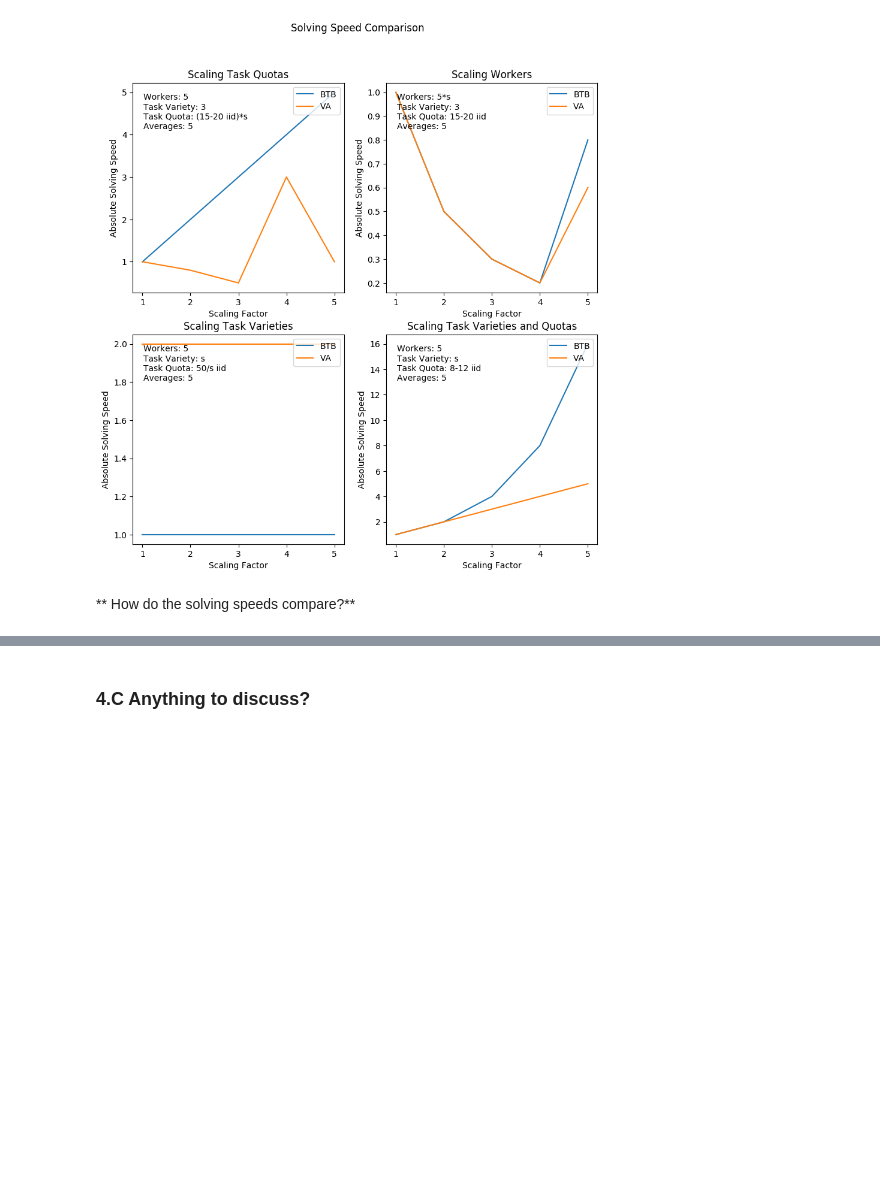
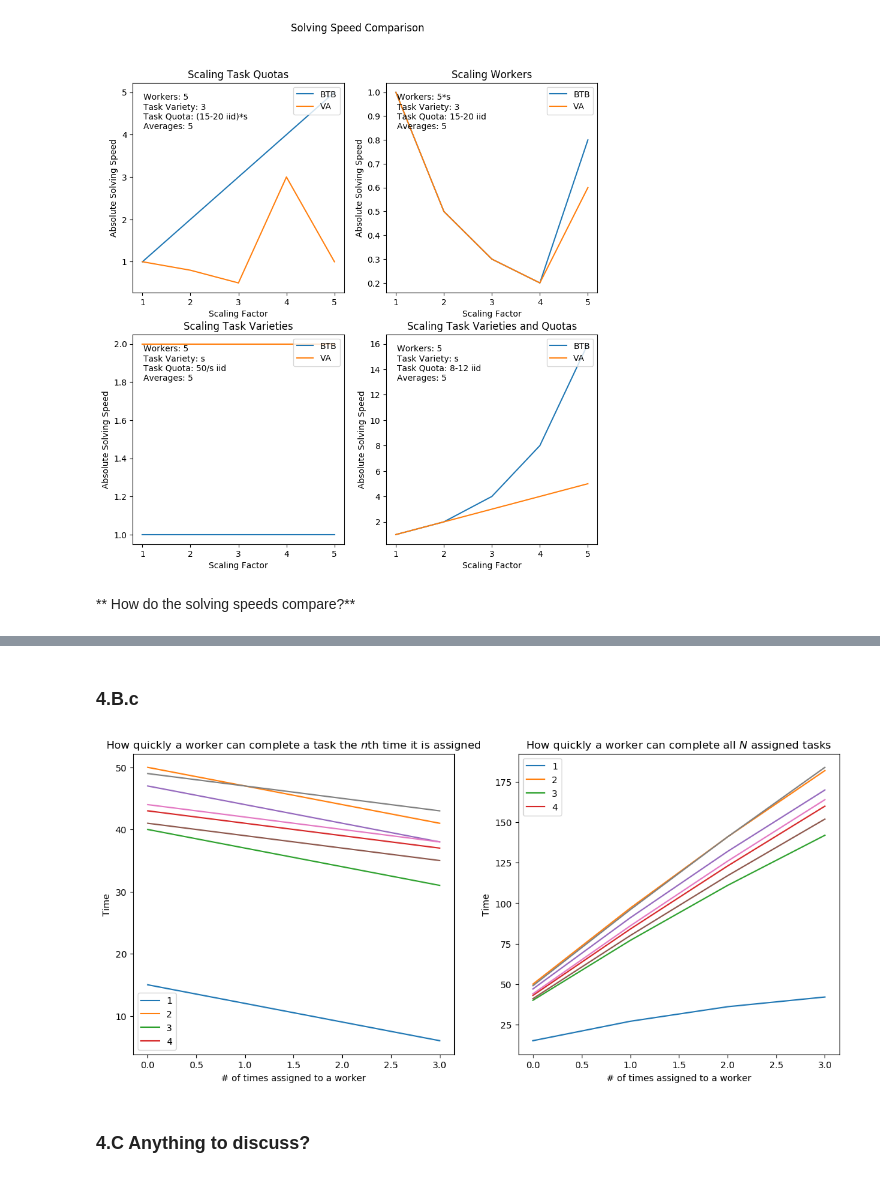
Before and after one commit to erinzm/ece524project, a Jupyter notebook: project.ipynb, the cells around one changed output, grey strips where cells are left out. Drawn from its saved outputs; the diff is of its cells as text; code cells hidden in the pictures; blank space fills up the shorter version.

```diff
--- a/project.ipynb
+++ b/project.ipynb
@@ -791,3 +705,22 @@ gcf(); # Needed for IJulia to plot inline
+# %% [markdown]
+### 4.B.c
+# %%
+n_workers = 5
+n_tasks = 8
+quotas = rand(3:4,1,n_tasks)
+horizon = maximum(quotas)
+initial_task_length = rand(40:50, n_tasks)
+initial_task_length[1] = round(.3 * initial_task_length[1])
+min_task_length = max.(1, initial_task_length - rand(30:50, n_tasks))
+learning_speed = rand(2:3, n_tasks)
+
+speeds = completion_speeds(initial_task_length, min_task_length, learning_speed, horizon)
+bundle_times = cumsum(speeds,2)
+
+plot_learning_model(speeds, bundle_times)
+show()
+# %% [output]
+[figure, added]
 # %% [markdown]
 ### 4.C Anything to discuss? ###
 # %% [markdown]
```
Also changed, not shown: parts of 17 cells of this notebook.
